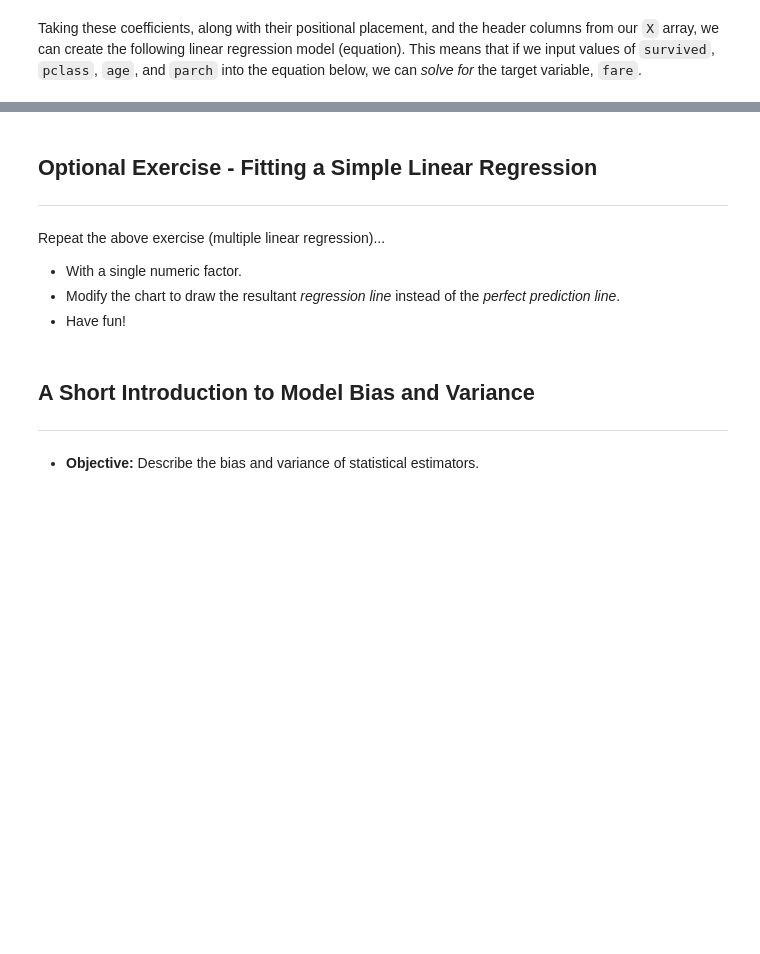
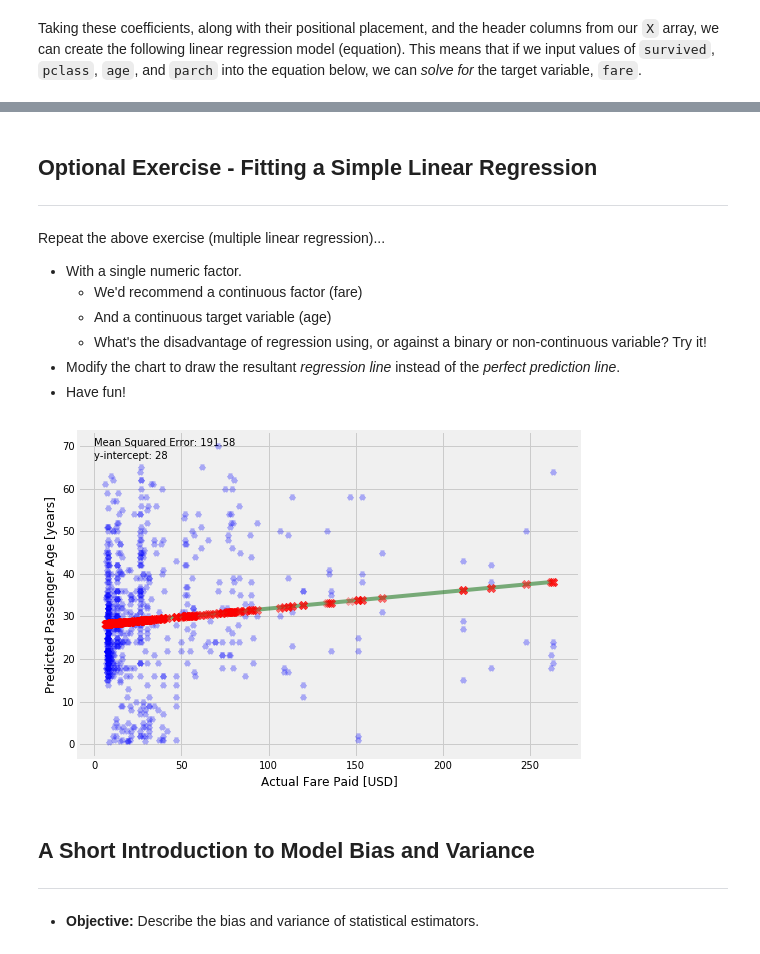
Before and after one commit to aidanconnolly/ga-ds829-statistics-in-python, a Jupyter notebook: solution-code/Statistics-Review-part-1-solution.ipynb, the cells around one changed output, grey strips where cells are left out. Cells and saved outputs as stored; diff of their text form; code cells hidden in the pictures; blank space fills up the shorter version.

Commit message:
Fixes #26
  - added proof solution for linear equation with .apply() method and separate function (model2)
  - added solution for optional student-led regression exercise

```diff
--- a/solution-code/Statistics-Review-part-1-solution.ipynb
+++ b/solution-code/Statistics-Review-part-1-solution.ipynb
@@ -670,5 +762,8 @@ Warnings:
 Repeat the above exercise (multiple linear regression)...
 
 - With a single numeric factor.
+  - We'd recommend a continuous factor (fare)
+  - And a continuous target variable (age)
+  - What's the disadvantage of regression using, or against a binary or non-continuous variable? Try it!
 - Modify the chart to draw the resultant _regression line_ instead of the _perfect prediction line_.
 - Have fun!
@@ -677,3 +770,67 @@ Repeat the above exercise (multiple linear regression)...
+# %%
+# Note #1: Looks like older folks pay a little more than younger folks.
+# according to our first coefficient, 0.04, it looks like with every
+# additional dollar spent, the passenger on average is 0.04 years (14 days) older.
+# Note #2: blue markers on the chart are the actual data points (fares and
+# corresponding ages). Red markers are the predicted values of fare and age as
+# dictated by the linear regression model. The green line is the regression
+# line for all possible predicted values (not just the ones in the X set)
+
+# Let's remove any outliers from our input data first
+lof = LocalOutlierFactor(contamination='auto')
+ti_clean = ti_clean[pd.Series(lof.fit_predict(ti_clean.values)).apply(lambda x: True if x == 1 else False).values]
+
+# we need to reshape our X array since numpy won't allow
+# us to concatenate a shape of (689,) but will allow us
+# to concatenate a shape of (689, 1)
+X = ti_clean['fare'].values.reshape(-1,1)
+# append a matrix of 1s to produce a non-zero y intercept
+X = np.concatenate([X, np.ones((X.shape[0], 1))], axis=1)
+# set "fare" as the factor we wish to predict
+y = ti_clean['age'].values
+
+# Note the difference in argument order compared to sklearn
+# optionally, you can chain "fit()" to the model object
+model = sm.OLS(y, X)
+model = model.fit()
+
+# first, plot the predicted age vs the fare paid
+plt.figure(figsize=(8,6))
+
+# First, we'll plot the actual values for fare.
+# X[:,0] is just our fare column from our X matrix, only we
+# are using numpy to select the column instead of pandas.
+# y is our actual age of the person. Markers are blue
+plt.scatter(X[:,0], y, s=40, c=(0,0,1,0.3), marker='2', zorder=10)
+
+# Next, we can plot the predicted values
+plt.scatter(X[:,0], model.predict(X), s=70, c=(1,0,0,0.3), marker='X', zorder=10)
+plt.ylabel("Predicted Passenger Age [years]")
+plt.xlabel("Actual Fare Paid [USD]")
+
+# plot the regression line from the model
+X_to_predict = np.concatenate(
+    (
+        np.linspace(X[:,0].min(), X[:,0].max(), num=X.shape[0]).reshape(-1,1),
+        np.ones((X.shape[0], 1))
+    ),
+    axis=1
+)
+
+plt.plot(
+    X_to_predict[:,0],
+    model.get_prediction(X_to_predict).predicted_mean,
+    c=(0,0.4,0,0.5)
+)
+
+# annotate
+axes.arrow(42, 60, 4, -9, width=1, head_width=3, head_length=3, fc='k', ec='k')
+plt.text(0, 70, f'Mean Squared Error: {mean_squared_error(y, model.predict(X)):.2f}', fontdict={'fontsize': 10})
+plt.text(0, 67, f'y-intercept: {model.params[-1]:.0f}', fontdict={'fontsize': 10})
+
+plt.show();
+# %% [output]
+[figure, added]
 # %% [markdown]
 <a id="a-short-introduction-to-model-bias-and-variance"></a>
 ## A Short Introduction to Model Bias and Variance
```
Also changed, not shown: parts of 22 cells of this notebook.
